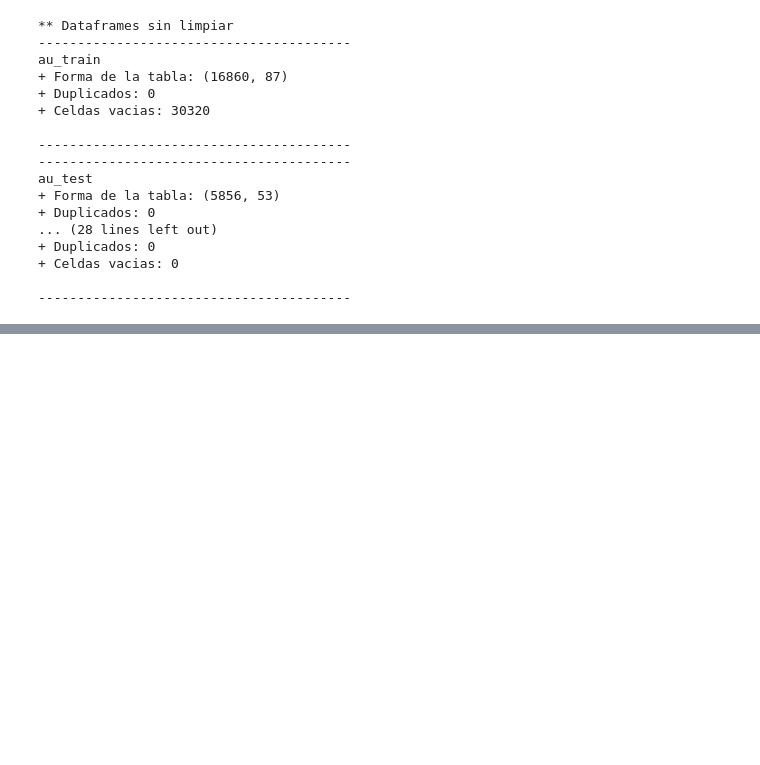
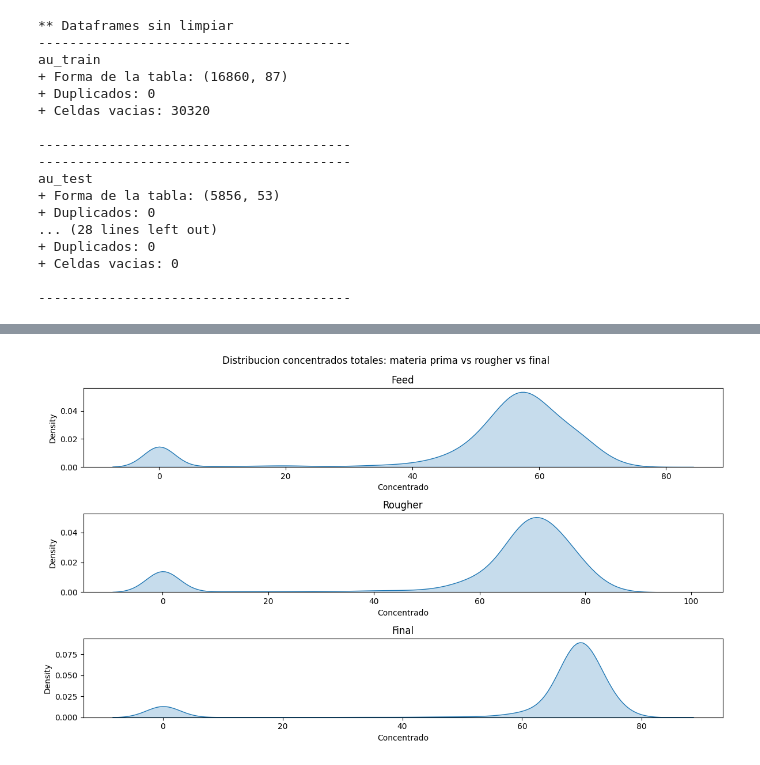
Before and after one commit to leonardomoncada9902/gold_recovery_ml, a Jupyter notebook: notebook/gold_recovery.ipynb, the cells around one changed output, grey strips where cells are left out. Saved outputs shown, nothing was run; the diff lists cells and outputs as text; code cells hidden in the pictures; blank space fills up the shorter version.

```diff
--- a/notebook/gold_recovery.ipynb
+++ b/notebook/gold_recovery.ipynb
@@ -136,0 +254,38 @@ au_test
+# %%
+# Funcion de fusion de las concentraciones de cada elemento involucrado en el proceso
+
+def total_concentration(df, prefix):
+
+    '''
+        Seleccion de las columnas involucradas, fusion de los valores de las columnas
+    '''
+    parts = [f'{prefix}_{m}' for m in ['au','ag','pb','sol'] if f'{prefix}_{m}' in df.columns]
+    if parts:
+        return df[parts].sum(axis=1)
+    return pd.Series(index=df.index, dtype=float)
+
+# Llamado de la funcion total_concentration para la etapa de alimentacion, rougher y final
+
+tot_feed  = total_concentration(au_list['au_full'], 'rougher.input.feed')
+tot_rough = total_concentration(au_list['au_full'], 'rougher.output.concentrate')
+tot_final = total_concentration(au_list['au_full'], 'final.output.concentrate')
+# %%
+# Graficado de la distribucion de las 3 concentraciones
+
+fig, axes = plt.subplots(3, 1, figsize=(12, 7), sharex=False, sharey=False)
+
+sns.kdeplot(tot_feed, ax=axes[0], fill=True)
+axes[0].set_xlabel("Concentrado"); axes[0].set_title('Feed')
+
+sns.kdeplot(tot_rough, ax=axes[1], fill=True)
+axes[1].set_xlabel("Concentrado"); axes[1].set_title('Rougher')
+
+sns.kdeplot(tot_final, ax=axes[2], fill=True)
+axes[2].set_xlabel("Concentrado"); axes[2].set_title('Final')
+
+fig.suptitle('Distribucion concentrados totales: materia prima vs rougher vs final')
+
+plt.tight_layout()
+plt.show()
+# %% [output]
+[figure, added]
```
Also changed, not shown: parts of 18 cells of this notebook.
